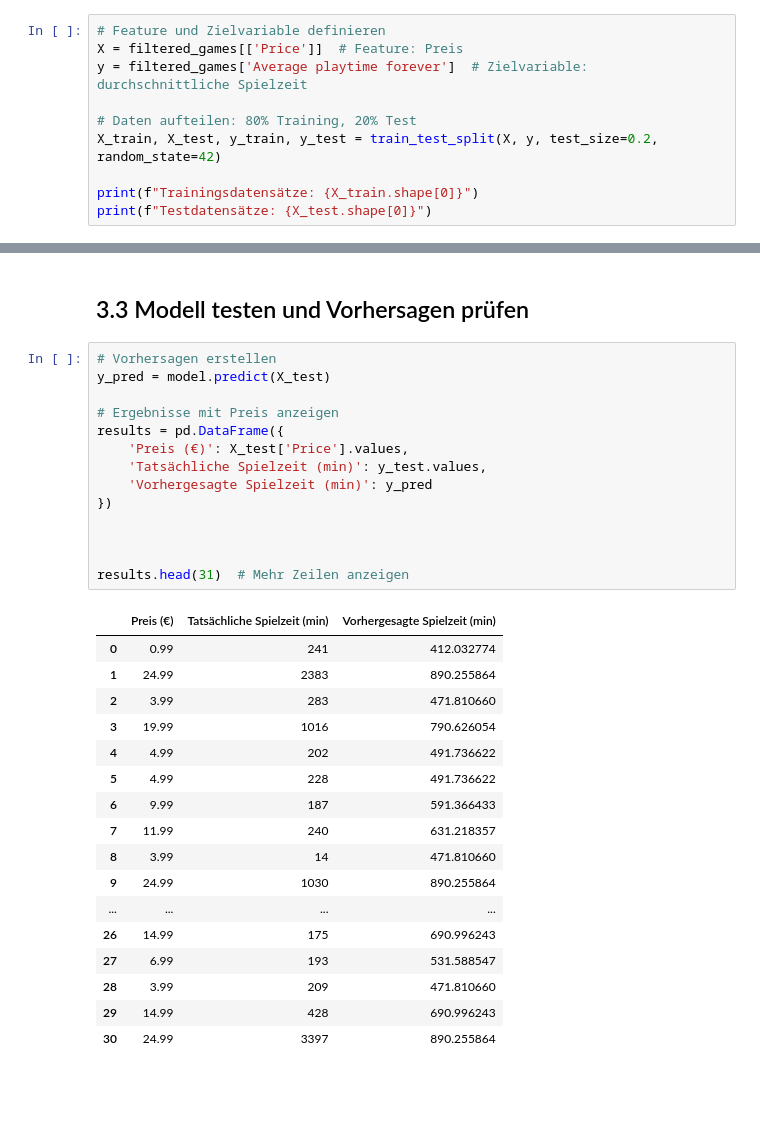
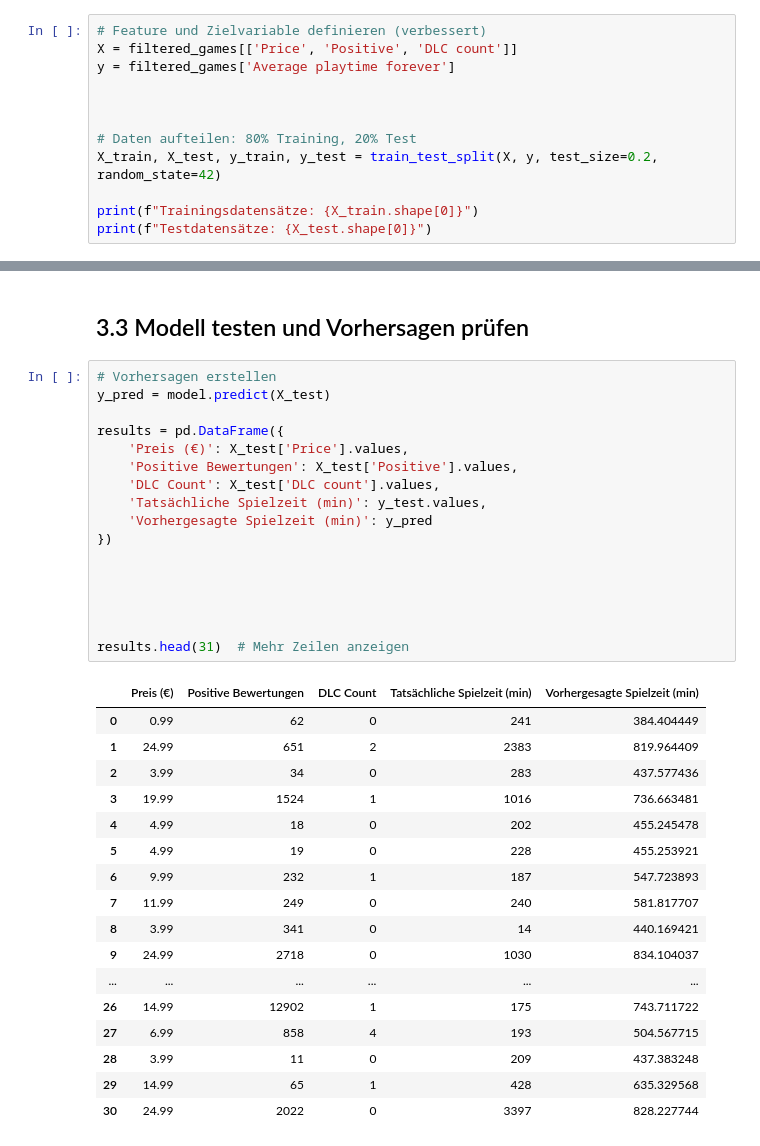
Before and after one commit to syco101/games-datensatz, a Jupyter notebook: model.ipynb, the cells around one changed output, grey strips where cells are left out. Drawn from its saved outputs; the diff is of its cells as text; blank space fills up the shorter version.

```diff
--- a/model.ipynb
+++ b/model.ipynb
@@ -24,9 +24,11 @@ filtered_games.head()
 # %% [markdown]
 ## 3.1 Datensatz aufteilen in Trainings- und Testdaten
 # %%
-# Feature und Zielvariable definieren
-X = filtered_games[['Price']]  # Feature: Preis
-y = filtered_games['Average playtime forever']  # Zielvariable: durchschnittliche Spielzeit
+# Feature und Zielvariable definieren (verbessert)
+X = filtered_games[['Price', 'Positive', 'DLC count']]
+y = filtered_games['Average playtime forever']
+
+
 
 # Daten aufteilen: 80% Training, 20% Test
 X_train, X_test, y_train, y_test = train_test_split(X, y, test_size=0.2, random_state=42)
@@ -55,34 +57,37 @@ LinearRegression()
 # %%
 # Vorhersagen erstellen
 y_pred = model.predict(X_test)
 
-# Ergebnisse mit Preis anzeigen
 results = pd.DataFrame({
     'Preis (€)': X_test['Price'].values,
+    'Positive Bewertungen': X_test['Positive'].values,
+    'DLC Count': X_test['DLC count'].values,
     'Tatsächliche Spielzeit (min)': y_test.values,
     'Vorhergesagte Spielzeit (min)': y_pred
 })
 
 
 
+
+
 results.head(31)  # Mehr Zeilen anzeigen
 # %% [output]
-|  | Preis (€) | Tatsächliche Spielzeit (min) | Vorhergesagte Spielzeit (min) |
-| 0 | 0.99 | 241 | 412.032774 |
-| 1 | 24.99 | 2383 | 890.255864 |
-| 2 | 3.99 | 283 | 471.810660 |
-| 3 | 19.99 | 1016 | 790.626054 |
-| 4 | 4.99 | 202 | 491.736622 |
-| 5 | 4.99 | 228 | 491.736622 |
-| 6 | 9.99 | 187 | 591.366433 |
-| 7 | 11.99 | 240 | 631.218357 |
-| 8 | 3.99 | 14 | 471.810660 |
-| 9 | 24.99 | 1030 | 890.255864 |
-| ... | ... | ... | ... |
-| 26 | 14.99 | 175 | 690.996243 |
-| 27 | 6.99 | 193 | 531.588547 |
-| 28 | 3.99 | 209 | 471.810660 |
-| 29 | 14.99 | 428 | 690.996243 |
-| 30 | 24.99 | 3397 | 890.255864 |
+|  | Preis (€) | Positive Bewertungen | DLC Count | Tatsächliche Spielzeit (min) | Vorhergesagte Spielzeit (min) |
+| 0 | 0.99 | 62 | 0 | 241 | 384.404449 |
+| 1 | 24.99 | 651 | 2 | 2383 | 819.964409 |
+| 2 | 3.99 | 34 | 0 | 283 | 437.577436 |
+| 3 | 19.99 | 1524 | 1 | 1016 | 736.663481 |
+| 4 | 4.99 | 18 | 0 | 202 | 455.245478 |
+| 5 | 4.99 | 19 | 0 | 228 | 455.253921 |
+| 6 | 9.99 | 232 | 1 | 187 | 547.723893 |
+| 7 | 11.99 | 249 | 0 | 240 | 581.817707 |
+| 8 | 3.99 | 341 | 0 | 14 | 440.169421 |
+| 9 | 24.99 | 2718 | 0 | 1030 | 834.104037 |
+| ... | ... | ... | ... | ... | ... |
+| 26 | 14.99 | 12902 | 1 | 175 | 743.711722 |
+| 27 | 6.99 | 858 | 4 | 193 | 504.567715 |
+| 28 | 3.99 | 11 | 0 | 209 | 437.383248 |
+| 29 | 14.99 | 65 | 1 | 428 | 635.329568 |
+| 30 | 24.99 | 2022 | 0 | 3397 | 828.227744 |
 # %% [markdown]
 ## Zusammenfassung 3.3
```
Also changed, not shown: parts of 1 cell of this notebook.
